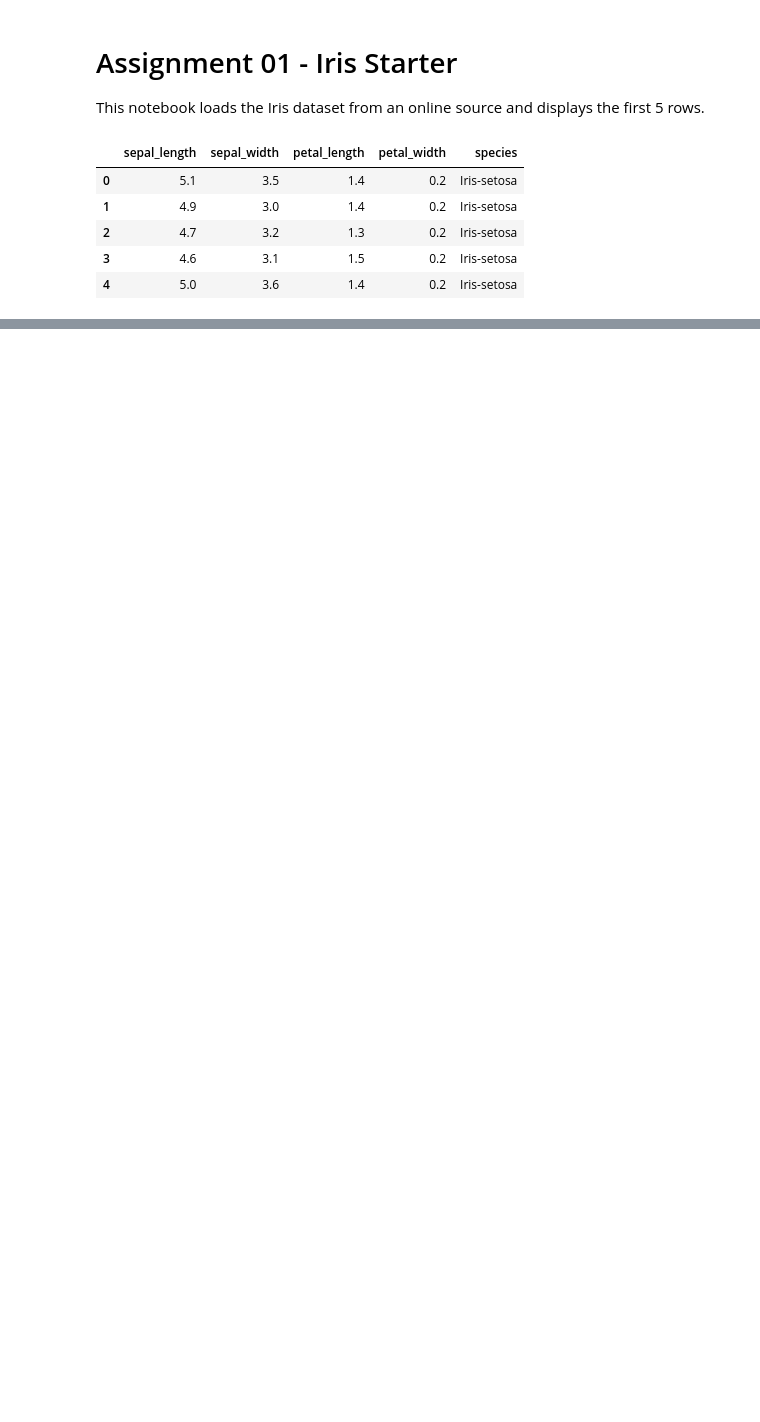
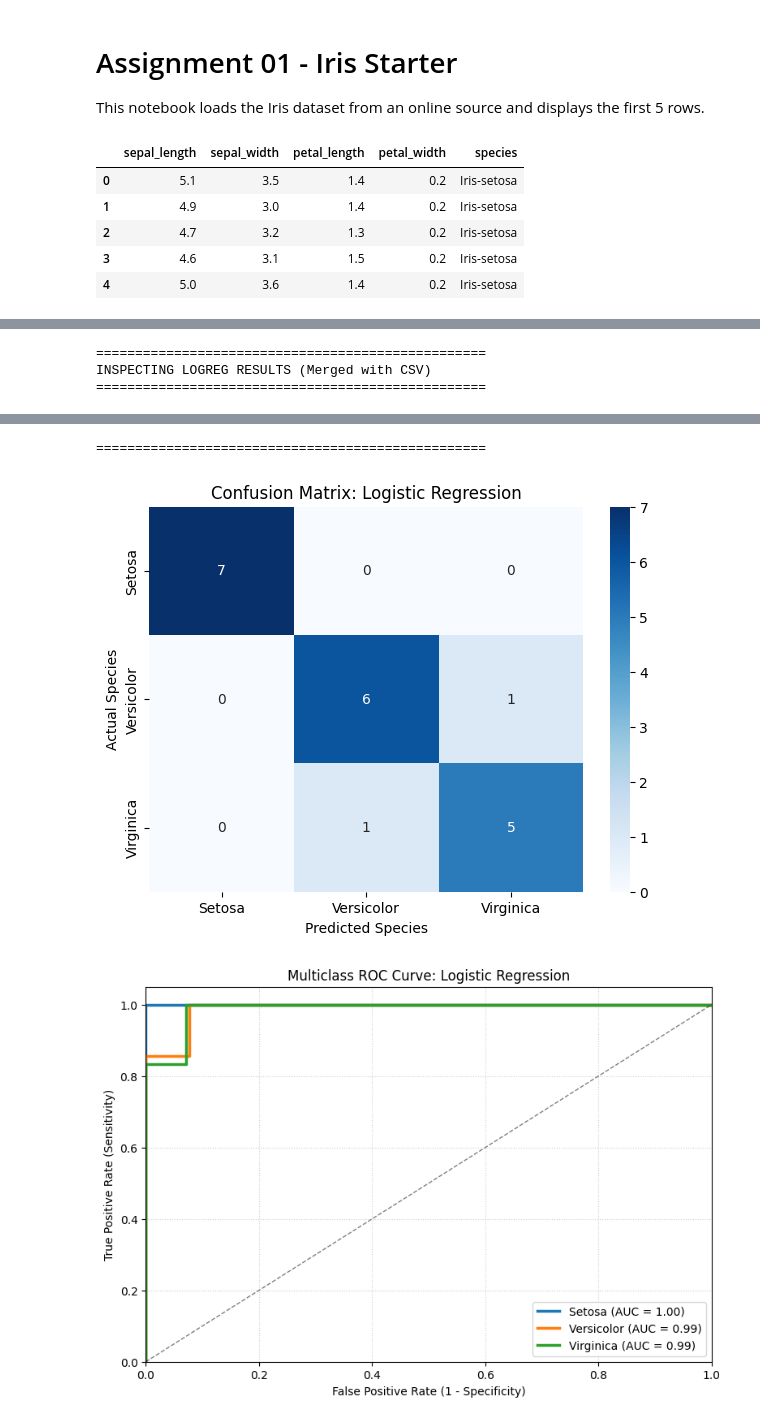
Before and after one commit to muzaffarizamuddin/P166246_Iris_Spark_STQD6324, a Jupyter notebook: Assignment01_Iris_Starter.ipynb, the cells around one changed output, grey strips where cells are left out. Cells and saved outputs as stored; diff of their text form; code cells hidden in the pictures; blank space fills up the shorter version.

```diff
--- a/Assignment01_Iris_Starter.ipynb
+++ b/Assignment01_Iris_Starter.ipynb
@@ -20,0 +291,39 @@ iris_df.head()
+# %%
+# ======================================================
+# 2. Logistic Regression Result Analysis
+# ======================================================
+
+results_path = "Spark_Results/logreg_results"
+csv_path = "iris.csv"
+species_labels = ['Setosa', 'Versicolor', 'Virginica']
+
+try:
+    # A. Load Spark Results and Merge with CSV Features
+    df_final, feat_names = load_and_merge_data(results_path, csv_path)
+
+    # B. Extract Probability Array for ROC
+    y_probs = extract_spark_probabilities(df_final)
+    y_true = df_final['label'].values
+    y_pred = df_final['prediction'].values
+
+    # C. UNIX-STYLE TABLE DISPLAY
+    display_df = df_final[['label', 'prediction']].copy()
+    display_df['probability'] = [list(np.round(p, 4)) for p in y_probs]
+
+    print(f"\n==================================================")
+    print(f"INSPECTING LOGREG RESULTS (Merged with CSV)")
+    print(f"==================================================")
+    display(display_df.head(15))
+    print(f"==================================================\n")
+
+    # D. Visualize Graphs
+    plot_confusion_matrix(y_true, y_pred, species_labels, "Logistic Regression")
+    plot_multiclass_roc(y_true, y_probs, species_labels, "Logistic Regression")
+    plot_iris_feature_scatter(df_final, feat_names, "Logistic Regression")
+
+except Exception as e:
+    print(f"An error occurred: {e}")
+# %% [output]
+==================================================
+INSPECTING LOGREG RESULTS (Merged with CSV)
+==================================================
@@ -20,0 +346,3 @@ iris_df.head()
+==================================================
+[figure, added]
+[figure, added]
```
Also changed, not shown: parts of 12 cells of this notebook, 38 other files.
